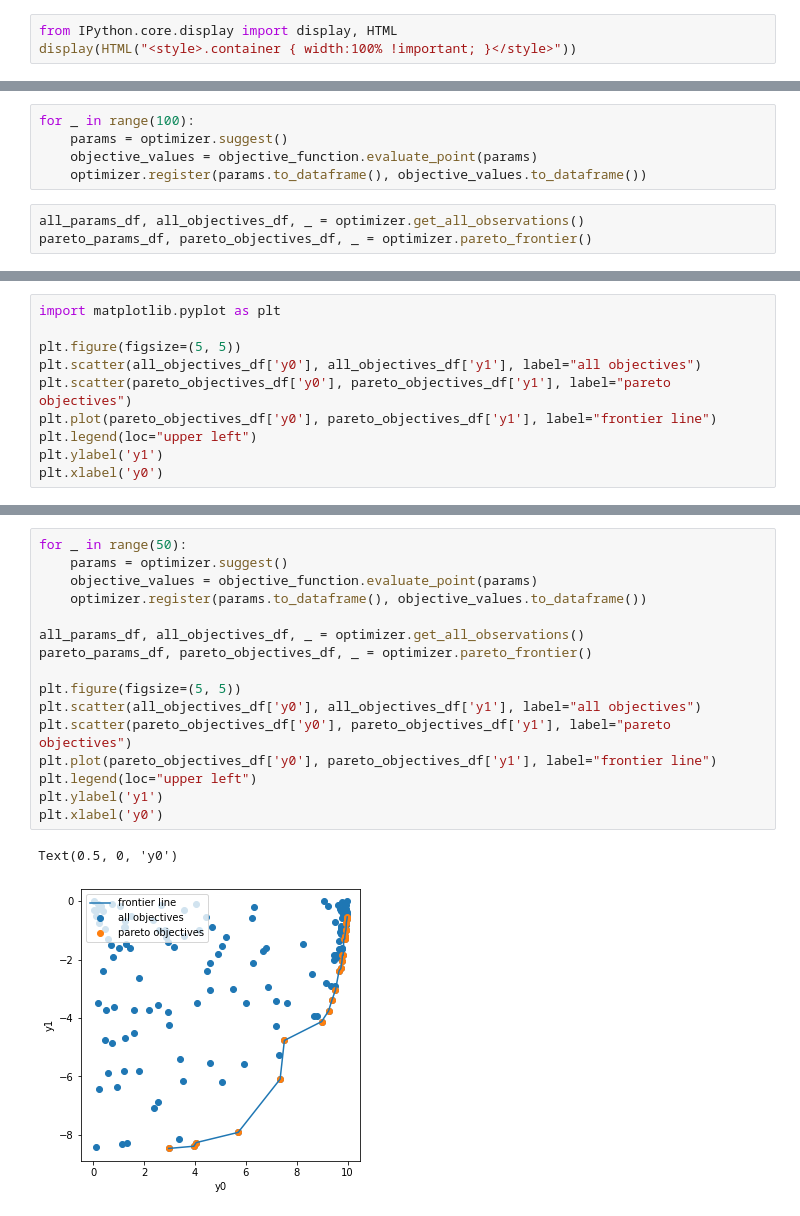
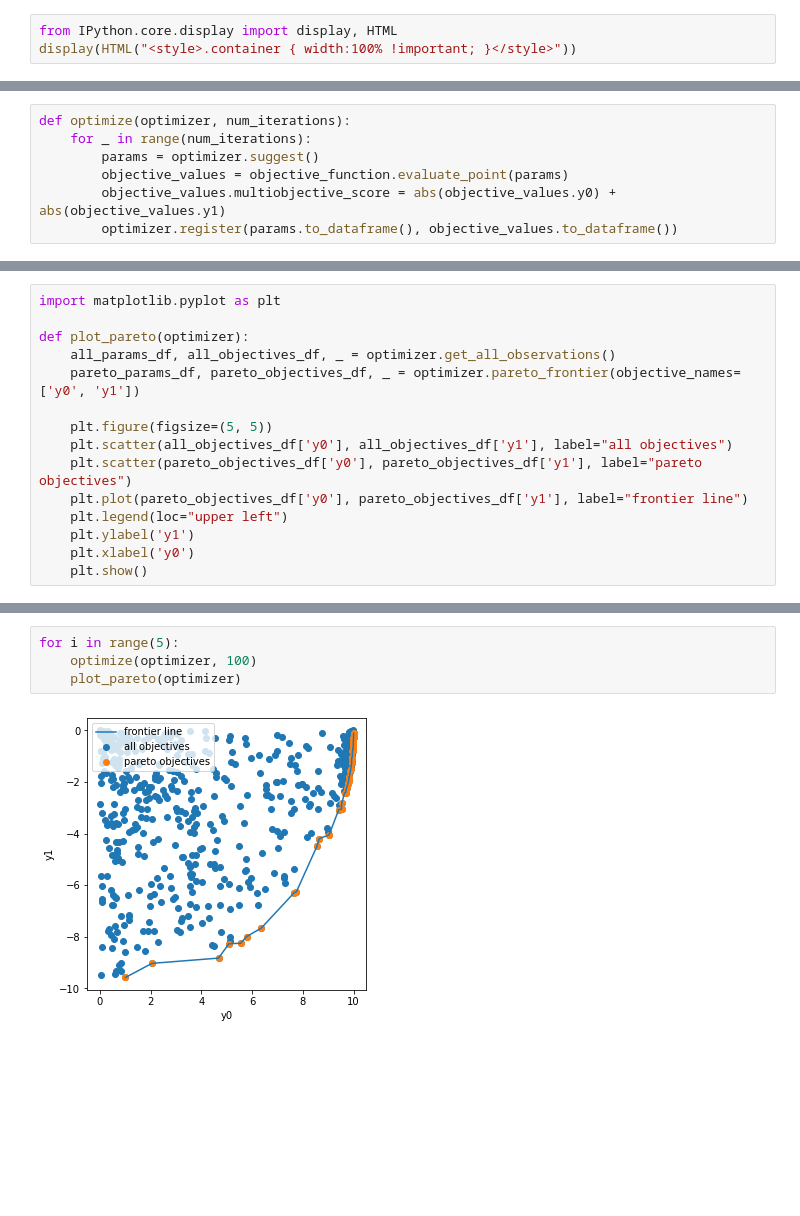
Before and after one commit to byte-sculptor/mlos_v2, a Jupyter notebook: source/Mlos.Notebooks/MultiObjectiveOptimization.ipynb, the cells around one changed output, grey strips where cells are left out. Drawn from its saved outputs; the diff is of its cells as text; blank space fills up the shorter version.

Commit message:
Computing the multiobjective score manually gets us a poor man's multi-objective optimization

```diff
--- a/source/Mlos.Notebooks/MultiObjectiveOptimization.ipynb
+++ b/source/Mlos.Notebooks/MultiObjectiveOptimization.ipynb
@@ -19,8 +41,7 @@ optimizer = optimizer_factory.create_local_optimizer(
 # %%
-for _ in range(100):
-    params = optimizer.suggest()
-    objective_values = objective_function.evaluate_point(params)
-    optimizer.register(params.to_dataframe(), objective_values.to_dataframe())
+def optimize(optimizer, num_iterations):
+    for _ in range(num_iterations):
+        params = optimizer.suggest()
+        objective_values = objective_function.evaluate_point(params)
+        objective_values.multiobjective_score = abs(objective_values.y0) + abs(objective_values.y1)
+        optimizer.register(params.to_dataframe(), objective_values.to_dataframe())
-# %%
-all_params_df, all_objectives_df, _ = optimizer.get_all_observations()
-pareto_params_df, pareto_objectives_df, _ = optimizer.pareto_frontier()
@@ -30,10 +48,15 @@ pareto_params_df, pareto_objectives_df, _ = optimizer.pareto_frontier()
 # %%
 import matplotlib.pyplot as plt
 
-plt.figure(figsize=(5, 5))
-plt.scatter(all_objectives_df['y0'], all_objectives_df['y1'], label="all objectives")
-plt.scatter(pareto_objectives_df['y0'], pareto_objectives_df['y1'], label="pareto objectives")
-plt.plot(pareto_objectives_df['y0'], pareto_objectives_df['y1'], label="frontier line")
-plt.legend(loc="upper left")
-plt.ylabel('y1')
-plt.xlabel('y0')
+def plot_pareto(optimizer):
+    all_params_df, all_objectives_df, _ = optimizer.get_all_observations()
+    pareto_params_df, pareto_objectives_df, _ = optimizer.pareto_frontier(objective_names=['y0', 'y1'])
+
+    plt.figure(figsize=(5, 5))
+    plt.scatter(all_objectives_df['y0'], all_objectives_df['y1'], label="all objectives")
+    plt.scatter(pareto_objectives_df['y0'], pareto_objectives_df['y1'], label="pareto objectives")
+    plt.plot(pareto_objectives_df['y0'], pareto_objectives_df['y1'], label="frontier line")
+    plt.legend(loc="upper left")
+    plt.ylabel('y1')
+    plt.xlabel('y0')
+    plt.show()
@@ -43,19 +63,6 @@ Text(0.5, 0, 'y0')
-# %%
-for _ in range(50):
-    params = optimizer.suggest()
-    objective_values = objective_function.evaluate_point(params)
-    optimizer.register(params.to_dataframe(), objective_values.to_dataframe())
-
-all_params_df, all_objectives_df, _ = optimizer.get_all_observations()
-pareto_params_df, pareto_objectives_df, _ = optimizer.pareto_frontier()
-
-plt.figure(figsize=(5, 5))
-plt.scatter(all_objectives_df['y0'], all_objectives_df['y1'], label="all objectives")
-plt.scatter(pareto_objectives_df['y0'], pareto_objectives_df['y1'], label="pareto objectives")
-plt.plot(pareto_objectives_df['y0'], pareto_objectives_df['y1'], label="frontier line")
-plt.legend(loc="upper left")
-plt.ylabel('y1')
-plt.xlabel('y0')
-# %% [output]
-Text(0.5, 0, 'y0')
-[figure, removed]
+# %%
+for i in range(5):
+    optimize(optimizer, 100)
+    plot_pareto(optimizer)
+# %% [output]
+[figure, added]
```
Also changed, not shown: parts of 4 cells of this notebook.
